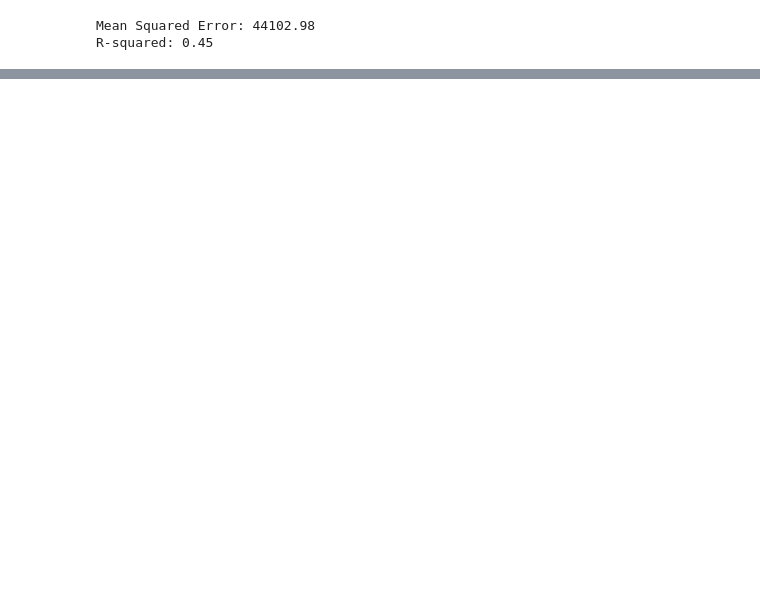
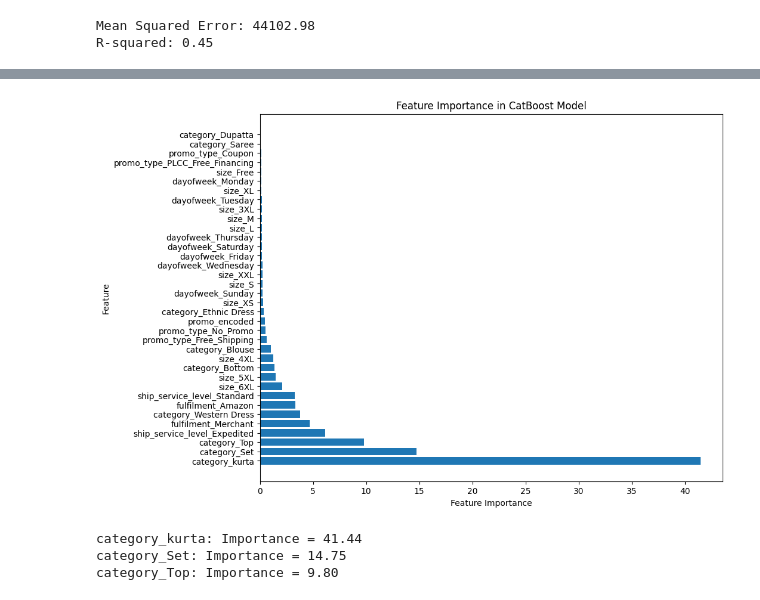
Before and after one commit to caseguin/Clustering, a Jupyter notebook: cas_crak.ipynb, the cells around one changed output, grey strips where cells are left out. Drawn from its saved outputs; the diff is of its cells as text; code cells hidden in the pictures; blank space fills up the shorter version.

```diff
--- a/cas_crak.ipynb
+++ b/cas_crak.ipynb
@@ -1061,0 +1102,37 @@ R-squared: 0.47
+# %%
+import matplotlib.pyplot as plt
+
+# Get feature importance scores
+feature_importance = model.get_feature_importance(type="FeatureImportance")
+
+# Get feature names
+feature_names = X.columns
+
+# Create a sorted list of feature names and corresponding importance scores
+sorted_features = sorted(zip(feature_names, feature_importance), key=lambda x: x[1], reverse=True)
+
+# Extract sorted feature names and importance scores
+sorted_feature_names = [feature for feature, _ in sorted_features]
+sorted_importance_scores = [score for _, score in sorted_features]
+
+# Create a bar plot to visualize feature importance
+plt.figure(figsize=(10, 8))
+plt.barh(sorted_feature_names, sorted_importance_scores)
+plt.xlabel('Feature Importance')
+plt.ylabel('Feature')
+plt.title('Feature Importance in CatBoost Model')
+plt.show()
+
+# Scale = 1 to 100
+# %% [output]
+[figure, added]
+# %%
+top_categorical_features = ['category_kurta', 'category_Set', 'category_Top']
+
+for feature in top_categorical_features:
+    importance = feature_importance[X_train.columns.get_loc(feature)]
+    print(f"{feature}: Importance = {importance:.2f}")
+# %% [output]
+category_kurta: Importance = 41.44
+category_Set: Importance = 14.75
+category_Top: Importance = 9.80
```
Also changed, not shown: parts of 9 cells of this notebook, 8 other files.
